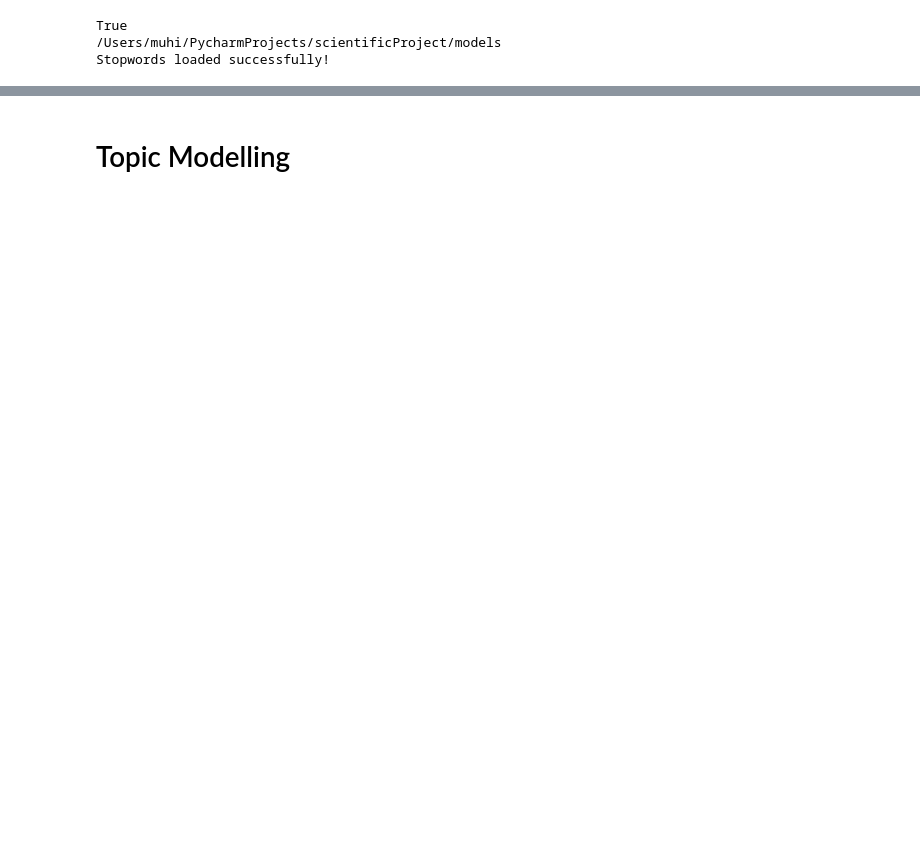
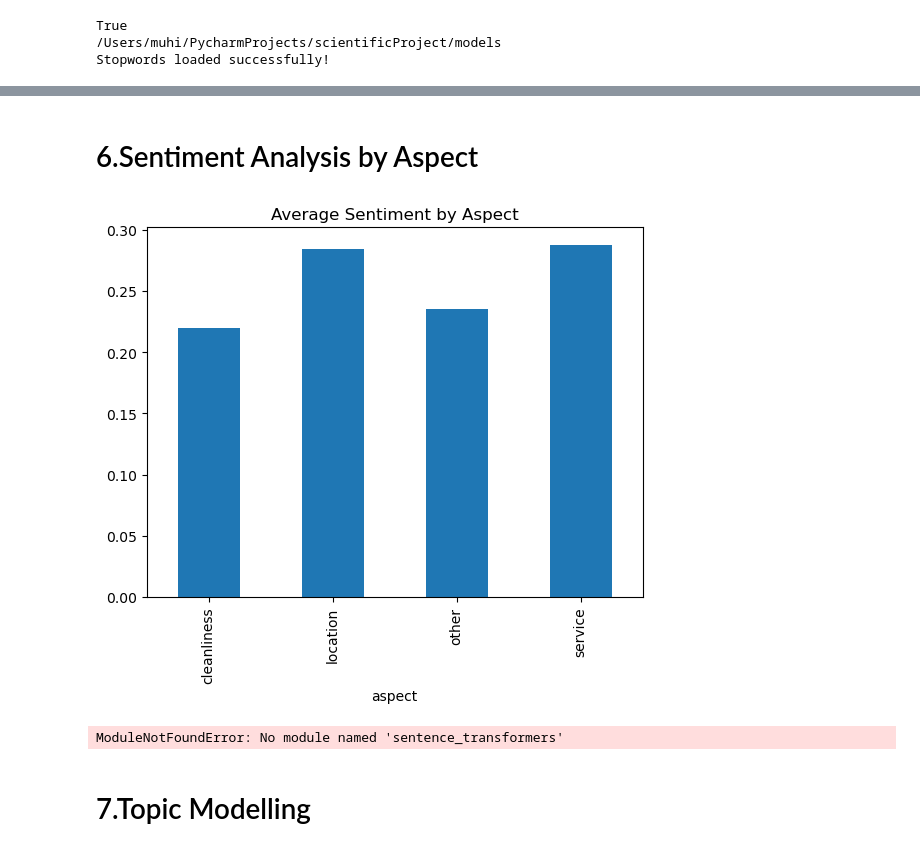
Before and after one commit to MuhamadWalo/BSUDProject2, a Jupyter notebook: models/BSUD.ipynb, the cells around one changed output, grey strips where cells are left out. Saved outputs shown, nothing was run; the diff lists cells and outputs as text; code cells hidden in the pictures; blank space fills up the shorter version.

```diff
--- a/models/BSUD.ipynb
+++ b/models/BSUD.ipynb
@@ -108,3 +124,27 @@ plt.show()
+# %% [markdown]
+# 6.Sentiment Analysis by Aspect
+# %%
+aspects = {
+    "service": ["service", "staff", "helpful"],
+    "location": ["location", "area", "nearby"],
+    "cleanliness": ["clean", "dirty", "tidy"]
+}
+
+def extract_aspects(text):
+    for aspect, keywords in aspects.items():
+        if any(keyword in text for keyword in keywords):
+            return aspect
+    return "other"
+
+reviews["aspect"] = reviews["processed_text"].apply(extract_aspects)
+reviews["aspect_sentiment"] = reviews["processed_text"].apply(lambda x: TextBlob(x).sentiment.polarity)
+
+aspect_summary = reviews.groupby("aspect")["aspect_sentiment"].mean()
+aspect_summary.plot(kind="bar", title="Average Sentiment by Aspect")
+plt.show()
+# %% [output]
+[figure, added]
+ModuleNotFoundError: No module named 'sentence_transformers'
 # %% [markdown]
-# Topic Modelling
+# 7.Topic Modelling
 # %%
```
Also changed, not shown: parts of 19 cells of this notebook.
